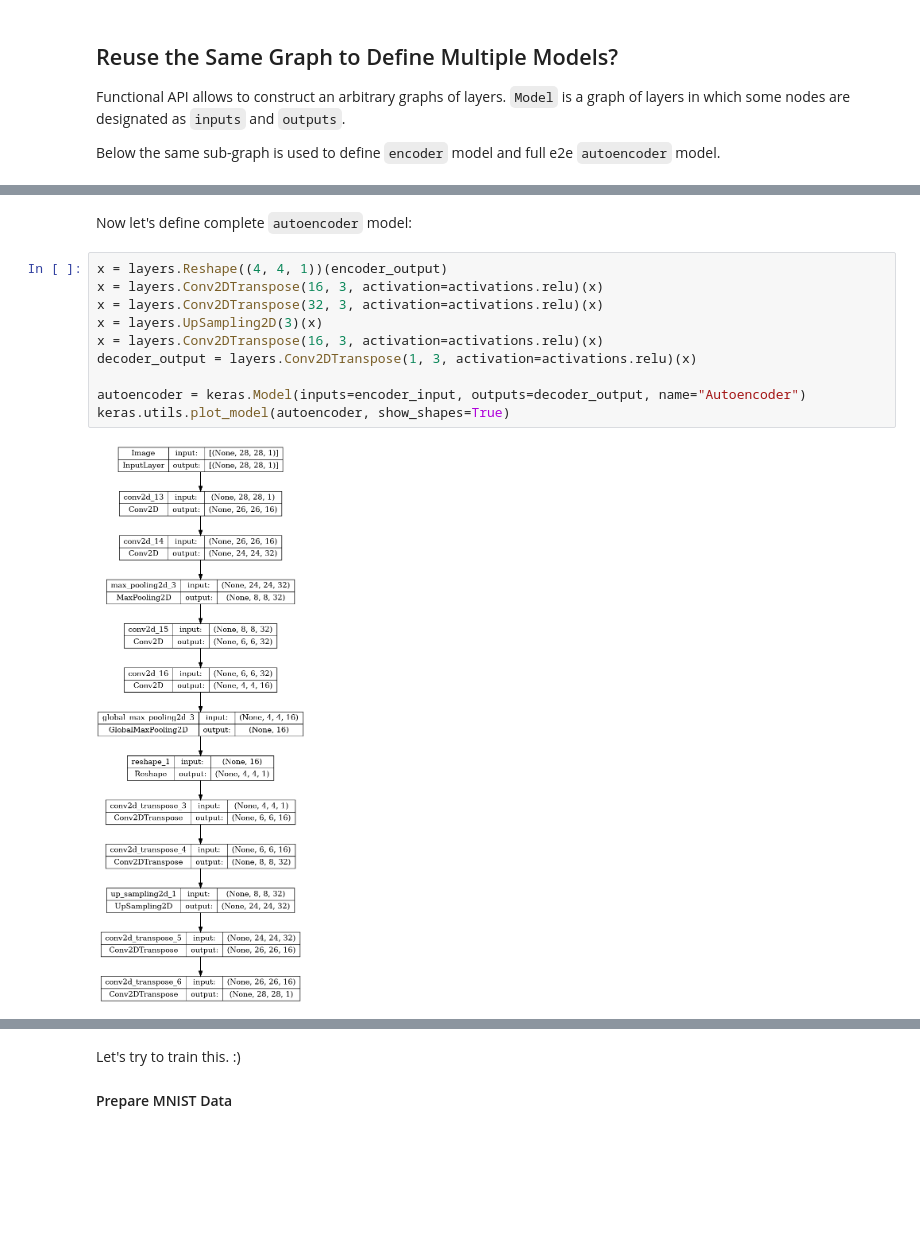
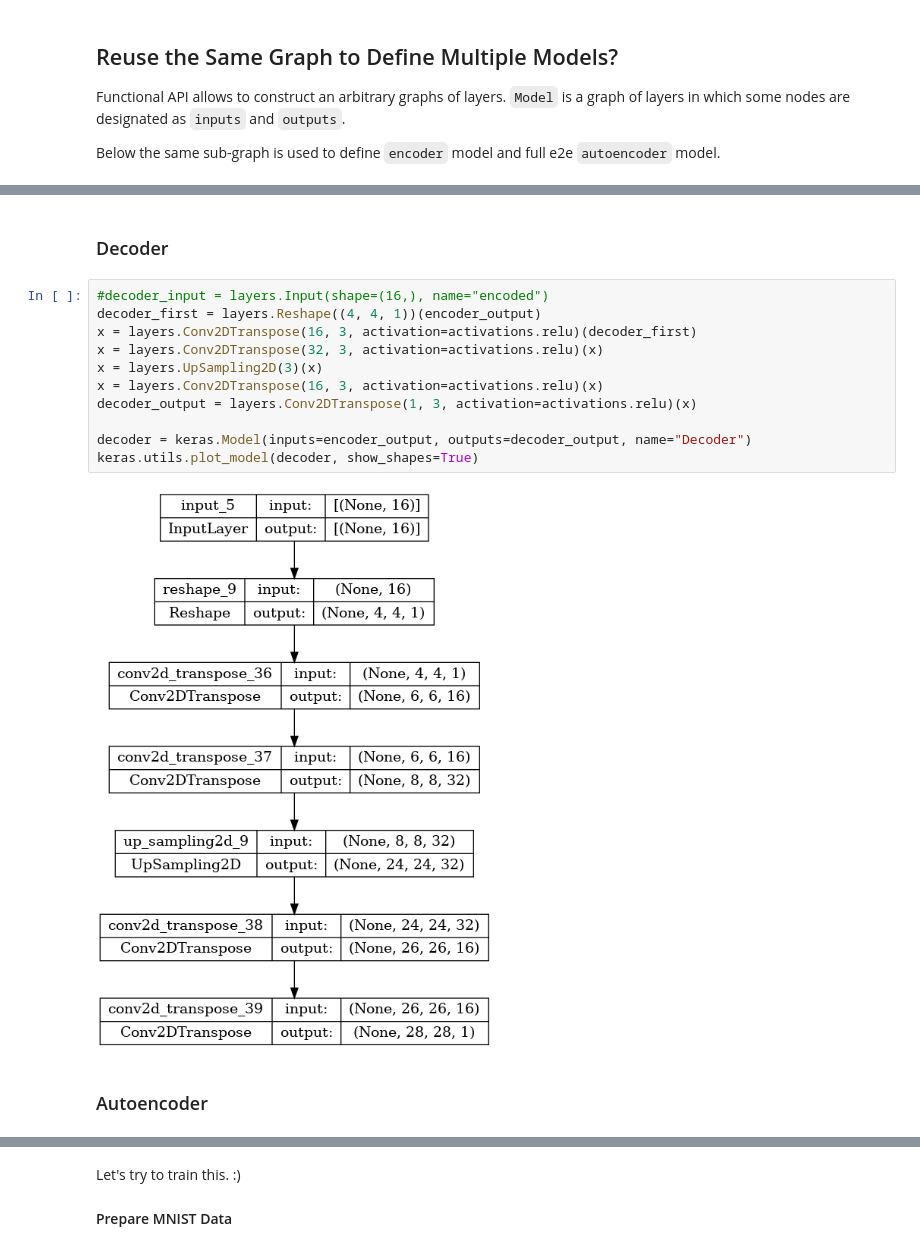
Before and after one commit to stepan-anokhin/try-tensorflow, a Jupyter notebook: notebooks/Keras-Guides/02 - Functional API.ipynb, the cells around one changed output, grey strips where cells are left out. Cells and saved outputs as stored; diff of their text form; blank space fills up the shorter version.

```diff
--- a/notebooks/Keras-Guides/02 - Functional API.ipynb
+++ b/notebooks/Keras-Guides/02 - Functional API.ipynb
@@ -262,14 +262,17 @@ keras.utils.plot_model(encoder, show_shapes=True)
-# %% [markdown]
-Now let's define complete `autoencoder` model:
+# %% [markdown]
+### Decoder
 # %%
-x = layers.Reshape((4, 4, 1))(encoder_output)
-x = layers.Conv2DTranspose(16, 3, activation=activations.relu)(x)
+#decoder_input = layers.Input(shape=(16,), name="encoded")
+decoder_first = layers.Reshape((4, 4, 1))(encoder_output)
+x = layers.Conv2DTranspose(16, 3, activation=activations.relu)(decoder_first)
 x = layers.Conv2DTranspose(32, 3, activation=activations.relu)(x)
 x = layers.UpSampling2D(3)(x)
 x = layers.Conv2DTranspose(16, 3, activation=activations.relu)(x)
 decoder_output = layers.Conv2DTranspose(1, 3, activation=activations.relu)(x)
 
-autoencoder = keras.Model(inputs=encoder_input, outputs=decoder_output, name="Autoencoder")
-keras.utils.plot_model(autoencoder, show_shapes=True)
+decoder = keras.Model(inputs=encoder_output, outputs=decoder_output, name="Decoder")
+keras.utils.plot_model(decoder, show_shapes=True)
 # %% [output]
-[figure, old version]
+[figure, new version]
+# %% [markdown]
+### Autoencoder
```
Also changed, not shown: parts of 20 cells of this notebook, 2 other files.
